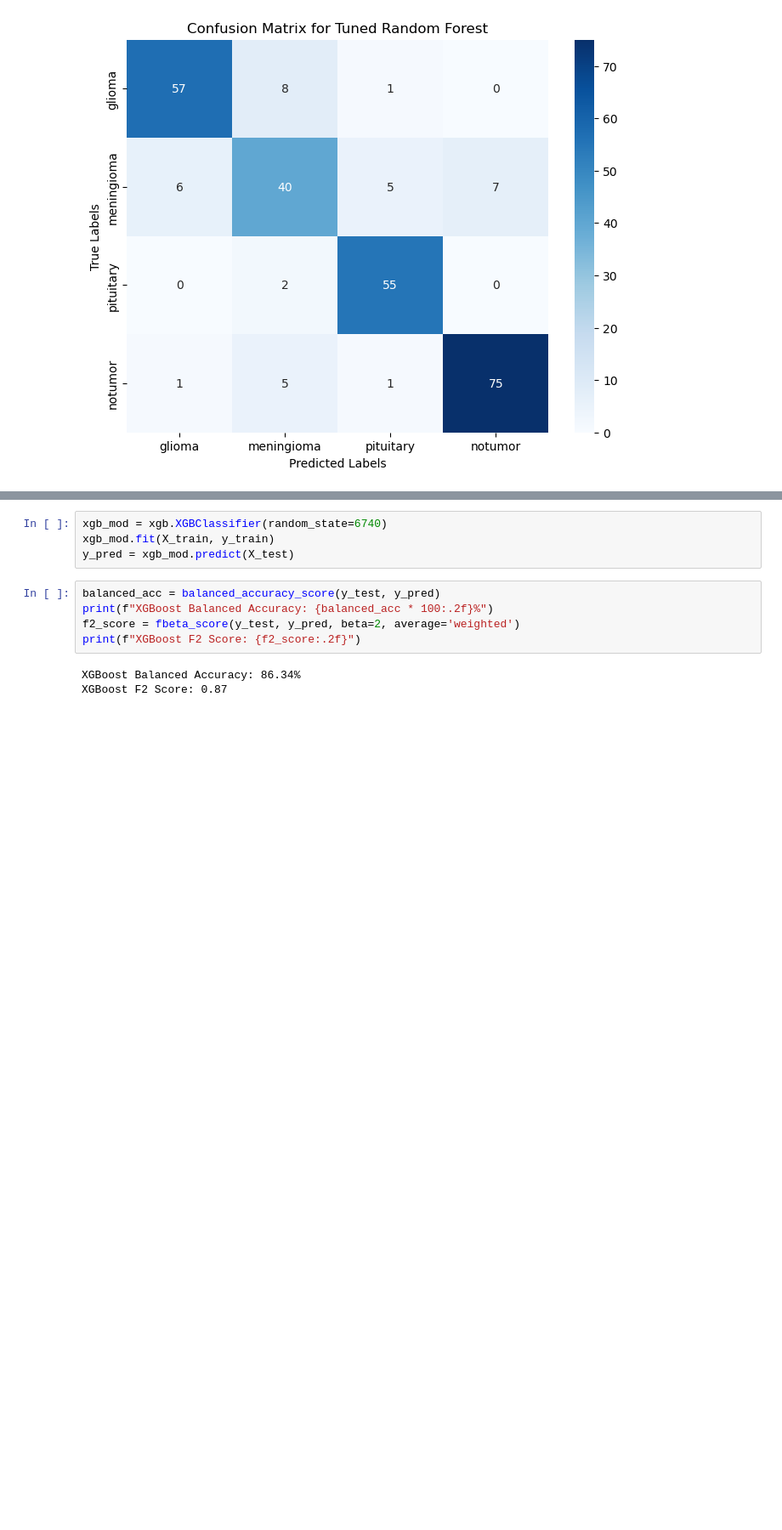
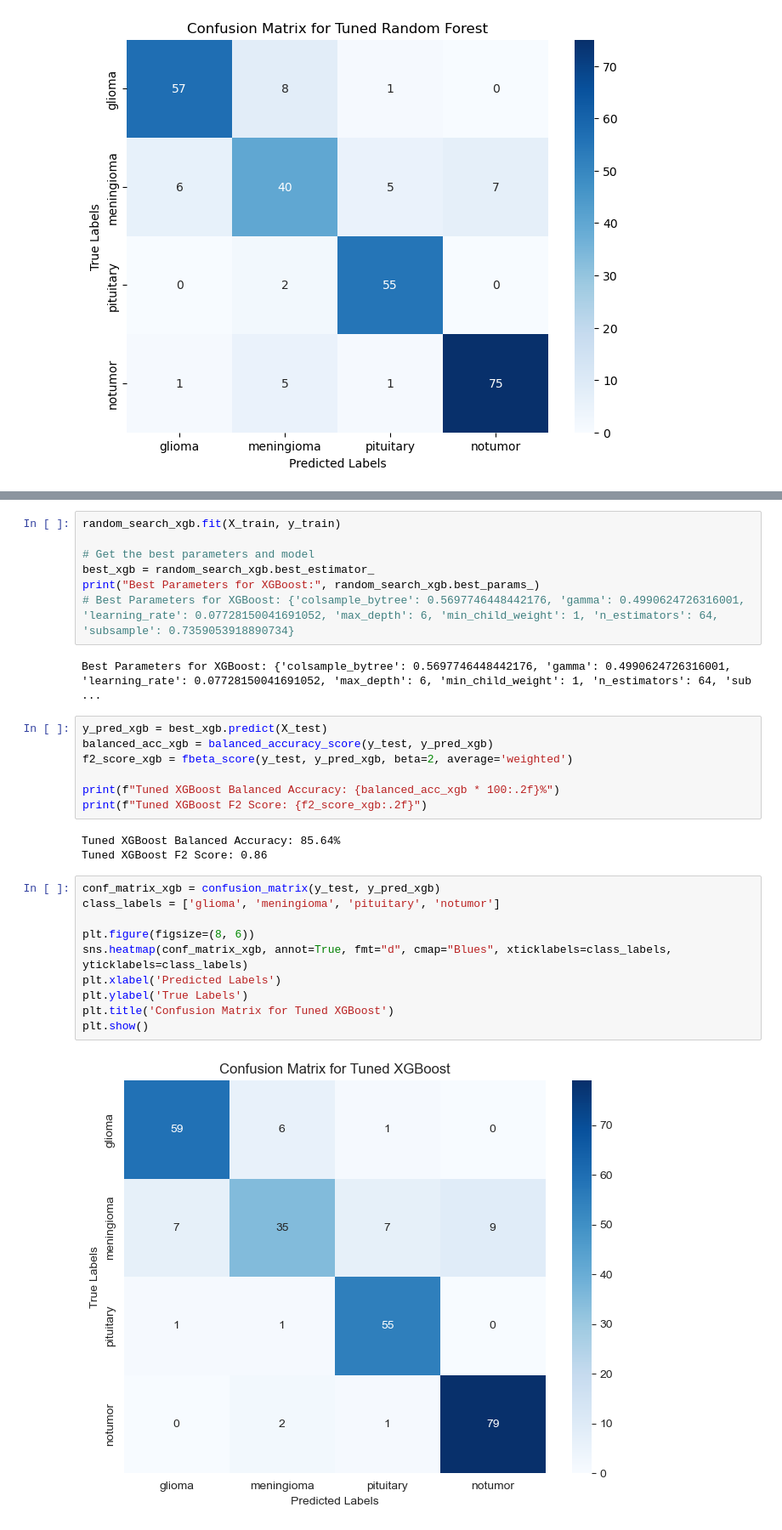
Before and after one commit to Mohammedks713/ISYE6740_Project, a Jupyter notebook: data_exploration.ipynb, the cells around one changed output, grey strips where cells are left out. Shown at 85% size. Drawn from its saved outputs; the diff is of its cells as text; blank space fills up the shorter version.

Commit message:
xgboost grid search and confusion matrix

```diff
--- a/data_exploration.ipynb
+++ b/data_exploration.ipynb
@@ -101,12 +122,31 @@ plt.show()
+# %%
+random_search_xgb.fit(X_train, y_train)
+
+# Get the best parameters and model
+best_xgb = random_search_xgb.best_estimator_
+print("Best Parameters for XGBoost:", random_search_xgb.best_params_)
+# Best Parameters for XGBoost: {'colsample_bytree': 0.5697746448442176, 'gamma': 0.4990624726316001, 'learning_rate': 0.07728150041691052, 'max_depth': 6, 'min_child_weight': 1, 'n_estimators': 64, 'subsample': 0.7359053918890734}
+# %% [output]
+Best Parameters for XGBoost: {'colsample_bytree': 0.5697746448442176, 'gamma': 0.4990624726316001, 'learning_rate': 0.07728150041691052, 'max_depth': 6, 'min_child_weight': 1, 'n_estimators': 64, 'sub ...
 # %%
-xgb_mod = xgb.XGBClassifier(random_state=6740)
-xgb_mod.fit(X_train, y_train)
-y_pred = xgb_mod.predict(X_test)
+y_pred_xgb = best_xgb.predict(X_test)
+balanced_acc_xgb = balanced_accuracy_score(y_test, y_pred_xgb)
+f2_score_xgb = fbeta_score(y_test, y_pred_xgb, beta=2, average='weighted')
+
+print(f"Tuned XGBoost Balanced Accuracy: {balanced_acc_xgb * 100:.2f}%")
+print(f"Tuned XGBoost F2 Score: {f2_score_xgb:.2f}")
+# %% [output]
+Tuned XGBoost Balanced Accuracy: 85.64%
+Tuned XGBoost F2 Score: 0.86
 # %%
-balanced_acc = balanced_accuracy_score(y_test, y_pred)
-print(f"XGBoost Balanced Accuracy: {balanced_acc * 100:.2f}%")
-f2_score = fbeta_score(y_test, y_pred, beta=2, average='weighted')
-print(f"XGBoost F2 Score: {f2_score:.2f}")
+conf_matrix_xgb = confusion_matrix(y_test, y_pred_xgb)
+class_labels = ['glioma', 'meningioma', 'pituitary', 'notumor']
+
+plt.figure(figsize=(8, 6))
+sns.heatmap(conf_matrix_xgb, annot=True, fmt="d", cmap="Blues", xticklabels=class_labels, yticklabels=class_labels)
+plt.xlabel('Predicted Labels')
+plt.ylabel('True Labels')
+plt.title('Confusion Matrix for Tuned XGBoost')
+plt.show()
 # %% [output]
-XGBoost Balanced Accuracy: 86.34%
-XGBoost F2 Score: 0.87
+[figure, added]
```
Also changed, not shown: parts of 3 cells of this notebook.
